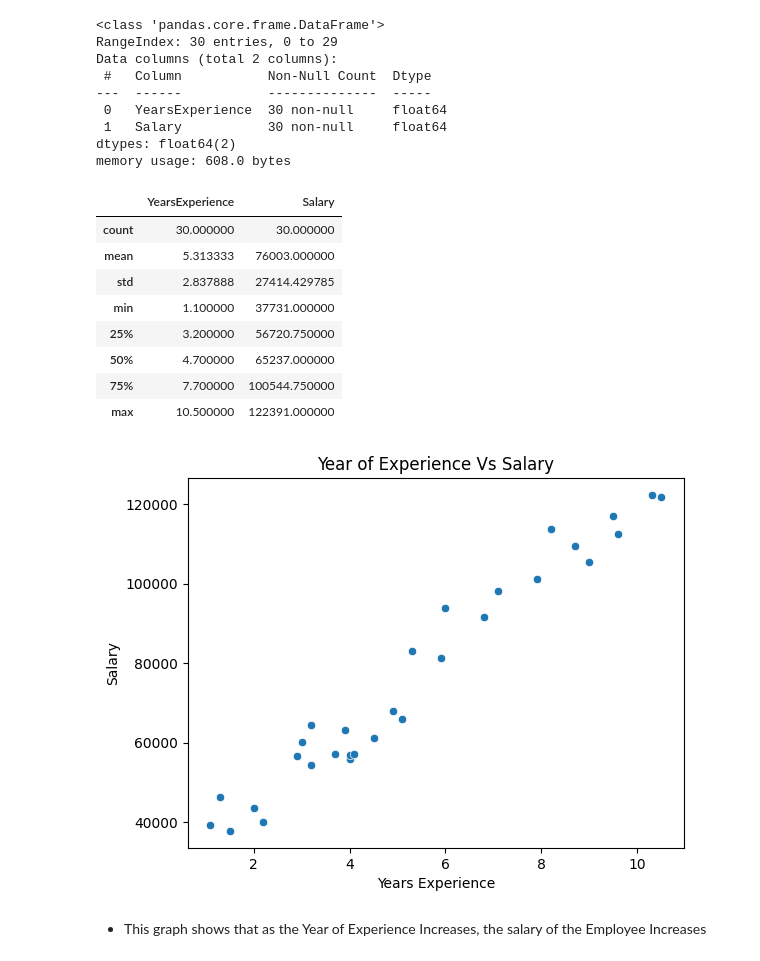
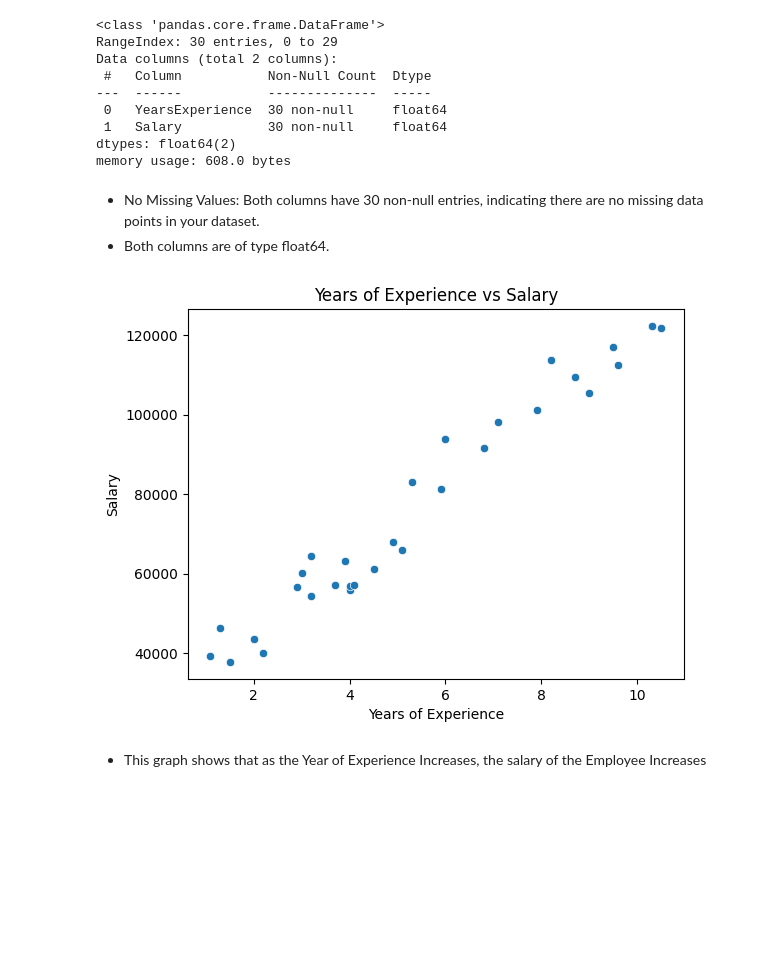
Before and after one commit to kamlesh-IY9/Fxis-ai---Task, a Jupyter notebook: Linear Regression/Salary Prediction Linear Regression.ipynb, the cells around one changed output. Saved outputs shown, nothing was run; the diff lists cells and outputs as text; code cells hidden in the pictures; blank space fills up the shorter version.

```diff
--- a/Linear Regression/Salary Prediction Linear Regression.ipynb
+++ b/Linear Regression/Salary Prediction Linear Regression.ipynb
@@ -31,25 +49,18 @@ Data columns (total 2 columns):
  1   Salary           30 non-null     float64
 dtypes: float64(2)
 memory usage: 608.0 bytes
-# %%
-df.describe()
-# %% [output]
-|  | YearsExperience | Salary |
-| count | 30.000000 | 30.000000 |
-| mean | 5.313333 | 76003.000000 |
-| std | 2.837888 | 27414.429785 |
-| min | 1.100000 | 37731.000000 |
-| 25% | 3.200000 | 56720.750000 |
-| 50% | 4.700000 | 65237.000000 |
-| 75% | 7.700000 | 100544.750000 |
-| max | 10.500000 | 122391.000000 |
+# %% [markdown]
+- No Missing Values: Both columns have 30 non-null entries, indicating there are no missing data points in your dataset.
+- Both columns are of type float64.
 # %%
-sns.scatterplot(df , x='YearsExperience', y='Salary')
-plt.xlabel("Years Experience")
+# Visualize the Relationship
+
+sns.scatterplot(data=df, x='YearsExperience', y='Salary')
+plt.xlabel("Years of Experience")
 plt.ylabel("Salary")
-plt.title("Year of Experience Vs Salary")
+plt.title("Years of Experience vs Salary")
 plt.show()
 # %% [output]
-[figure, old version]
+[figure, new version]
 # %% [markdown]
 - This graph shows that as the Year of Experience Increases, the salary of the Employee Increases
```
Also changed, not shown: parts of 26 cells of this notebook.
